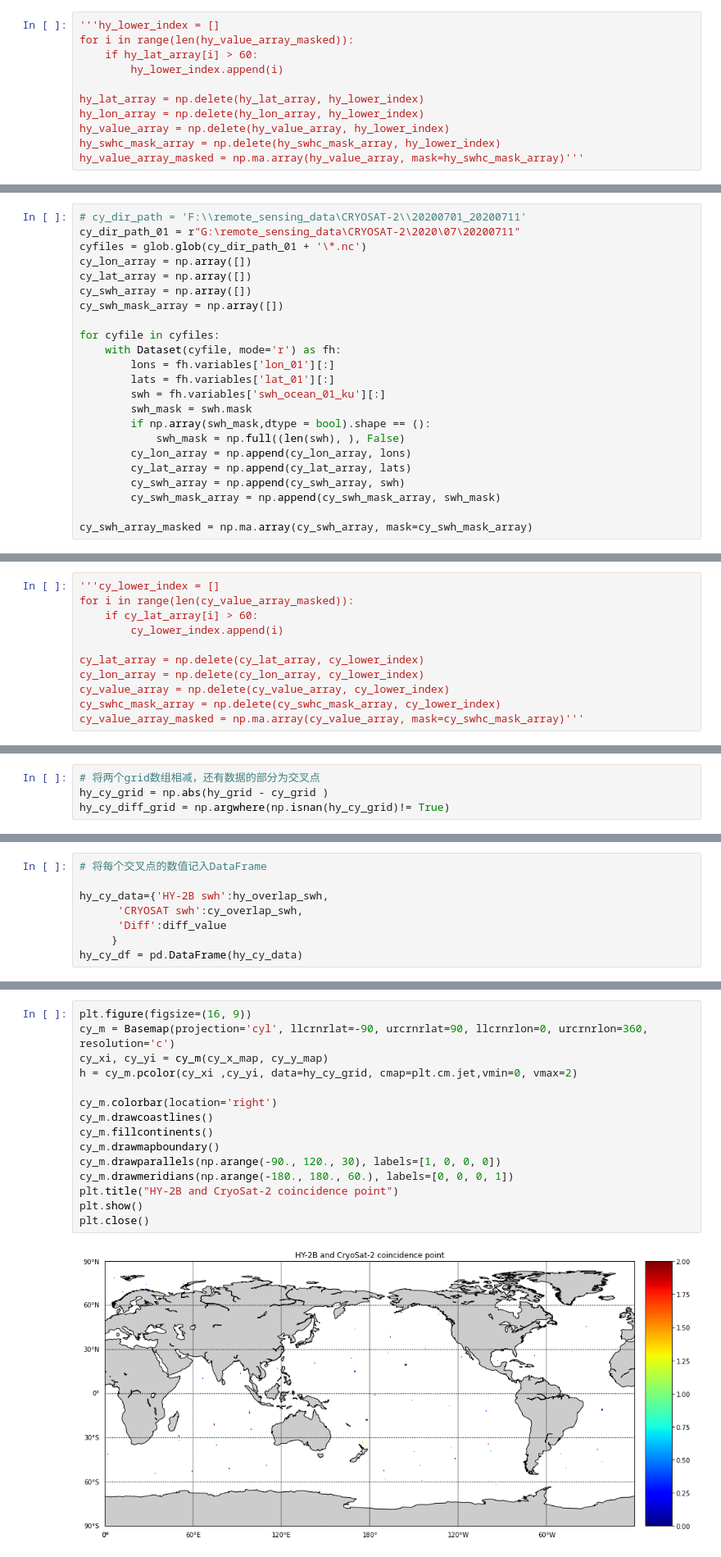
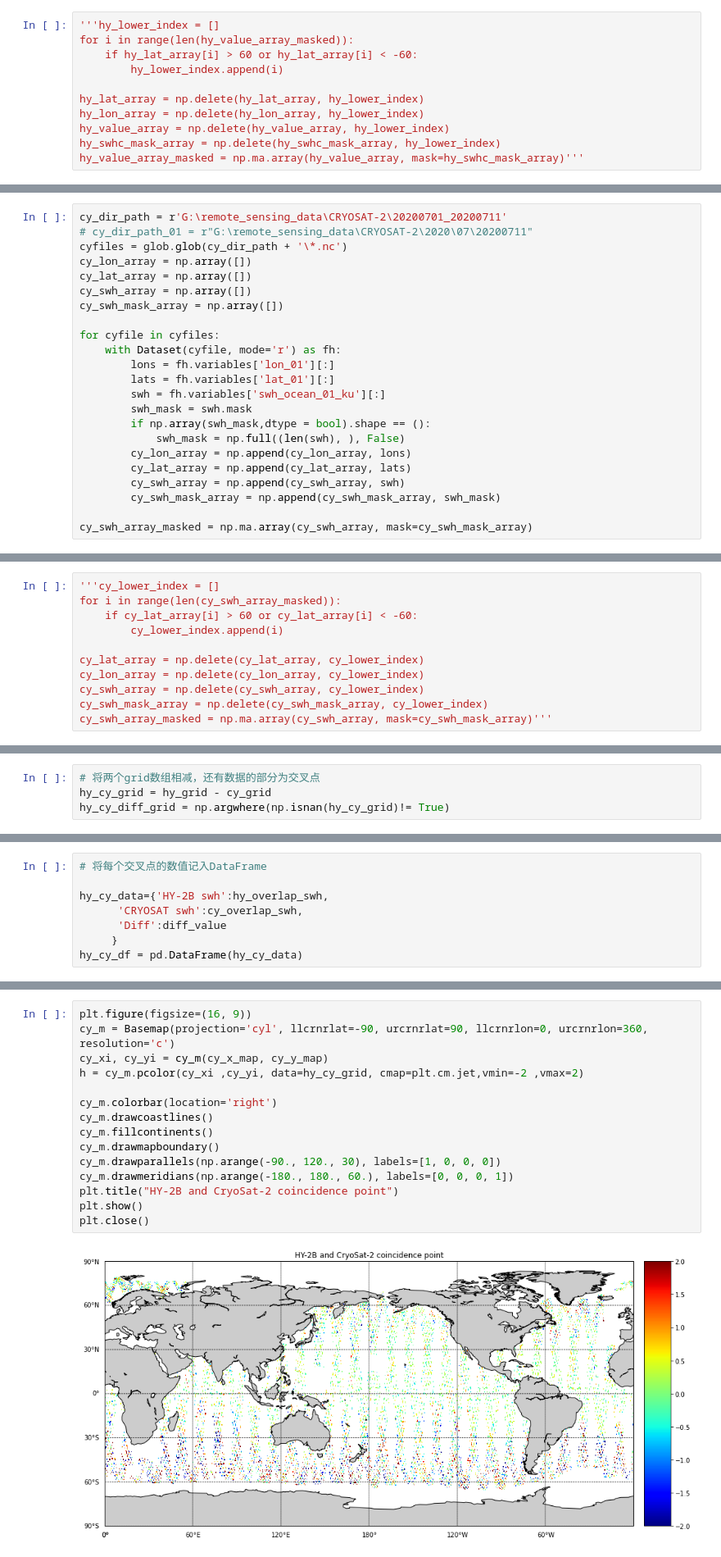
Before and after one commit to LittlematchLM/remote_sensing, a Jupyter notebook: plot_swh_icesat2_cyl.ipynb, the cells around one changed output, grey strips where cells are left out. Shown at 82% size. Saved outputs shown, nothing was run; the diff lists cells and outputs as text.

```diff
--- a/plot_swh_icesat2_cyl.ipynb
+++ b/plot_swh_icesat2_cyl.ipynb
@@ -183,7 +183,7 @@ hy_value_array_masked = np.ma.array(hy_value_array, mask=hy_swhc_mask_array)
 # %%
 '''hy_lower_index = []
 for i in range(len(hy_value_array_masked)):
-    if hy_lat_array[i] > 60:
+    if hy_lat_array[i] > 60 or hy_lat_array[i] < -60:
         hy_lower_index.append(i)
 
 hy_lat_array = np.delete(hy_lat_array, hy_lower_index)
@@ -244,9 +246,9 @@ plt.show(1)
 # %% [markdown]
 # 3. CryoSat2卫星 swh
 # %%
-# cy_dir_path = 'F:\\remote_sensing_data\CRYOSAT-2\\20200701_20200711'
-cy_dir_path_01 = r"G:\remote_sensing_data\CRYOSAT-2\2020\07\20200711"
-cyfiles = glob.glob(cy_dir_path_01 + '\*.nc')
+cy_dir_path = r'G:\remote_sensing_data\CRYOSAT-2\20200701_20200711'
+# cy_dir_path_01 = r"G:\remote_sensing_data\CRYOSAT-2\2020\07\20200711"
+cyfiles = glob.glob(cy_dir_path + '\*.nc')
 cy_lon_array = np.array([])
 cy_lat_array = np.array([])
 cy_swh_array = np.array([])
@@ -271,12 +271,12 @@ Wall time: 0 ns
 # %%
 '''cy_lower_index = []
-for i in range(len(cy_value_array_masked)):
-    if cy_lat_array[i] > 60:
+for i in range(len(cy_swh_array_masked)):
+    if cy_lat_array[i] > 60 or cy_lat_array[i] < -60:
         cy_lower_index.append(i)
 
 cy_lat_array = np.delete(cy_lat_array, cy_lower_index)
 cy_lon_array = np.delete(cy_lon_array, cy_lower_index)
-cy_value_array = np.delete(cy_value_array, cy_lower_index)
-cy_swhc_mask_array = np.delete(cy_swhc_mask_array, cy_lower_index)
-cy_value_array_masked = np.ma.array(cy_value_array, mask=cy_swhc_mask_array)'''
+cy_swh_array = np.delete(cy_swh_array, cy_lower_index)
+cy_swh_mask_array = np.delete(cy_swh_mask_array, cy_lower_index)
+cy_swh_array_masked = np.ma.array(cy_swh_array, mask=cy_swh_mask_array)'''
 # %% [output]
@@ -386,7 +379,7 @@ Text(0.5, 1.0, 'CryoSat-2 Significant Wave Height')
 # 4. 对比HY-2B和CRYOSAT2 交叉点
 # %%
 # 将两个grid数组相减，还有数据的部分为交叉点
-hy_cy_grid = np.abs(hy_grid - cy_grid )
+hy_cy_grid = hy_grid - cy_grid
 hy_cy_diff_grid = np.argwhere(np.isnan(hy_cy_grid)!= True)
 # %%
 hy_overlap_swh = np.array([])
@@ -415,20 +408,20 @@ print(hy_cy_df['HY-2B swh'].mean(), hy_cy_df['CRYOSAT swh'].mean(), hy_cy_df['Di
 # %%
 plt.figure(figsize=(16, 9))
 cy_m = Basemap(projection='cyl', llcrnrlat=-90, urcrnrlat=90, llcrnrlon=0, urcrnrlon=360, resolution='c')
 cy_xi, cy_yi = cy_m(cy_x_map, cy_y_map)
-h = cy_m.pcolor(cy_xi ,cy_yi, data=hy_cy_grid, cmap=plt.cm.jet,vmin=0, vmax=2)
+h = cy_m.pcolor(cy_xi ,cy_yi, data=hy_cy_grid, cmap=plt.cm.jet,vmin=-2 ,vmax=2)
 
 cy_m.colorbar(location='right')
 cy_m.drawcoastlines()
 cy_m.fillcontinents()
 cy_m.drawmapboundary()
 cy_m.drawparallels(np.arange(-90., 120., 30), labels=[1, 0, 0, 0])
 cy_m.drawmeridians(np.arange(-180., 180., 60.), labels=[0, 0, 0, 1])
 plt.title("HY-2B and CryoSat-2 coincidence point")
 plt.show()
 plt.close()
 # %% [output]
-[figure, old version]
+[figure, new version]
 # %% [markdown]
 # 5. 对比HY-2B和ICESAT2 交叉点
 # %%
```
Also changed, not shown: parts of 23 cells of this notebook, 6 other files.
